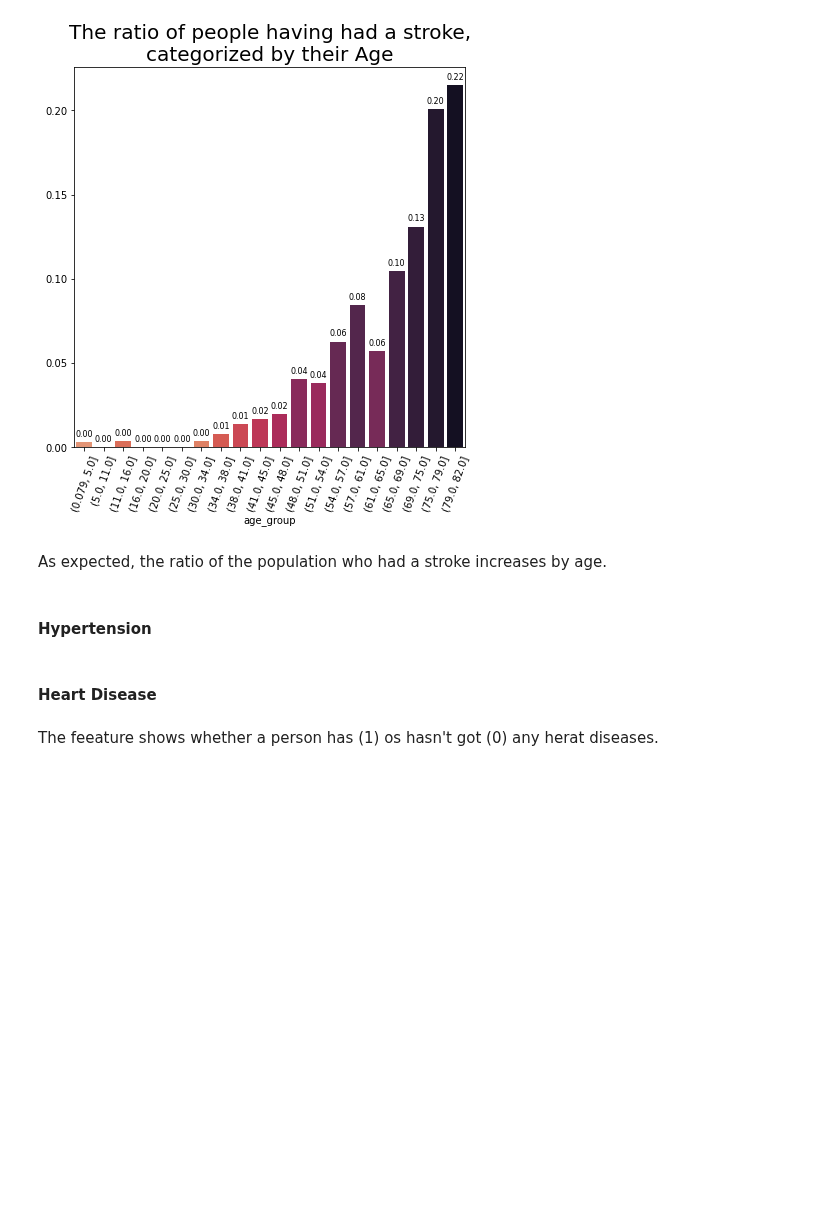
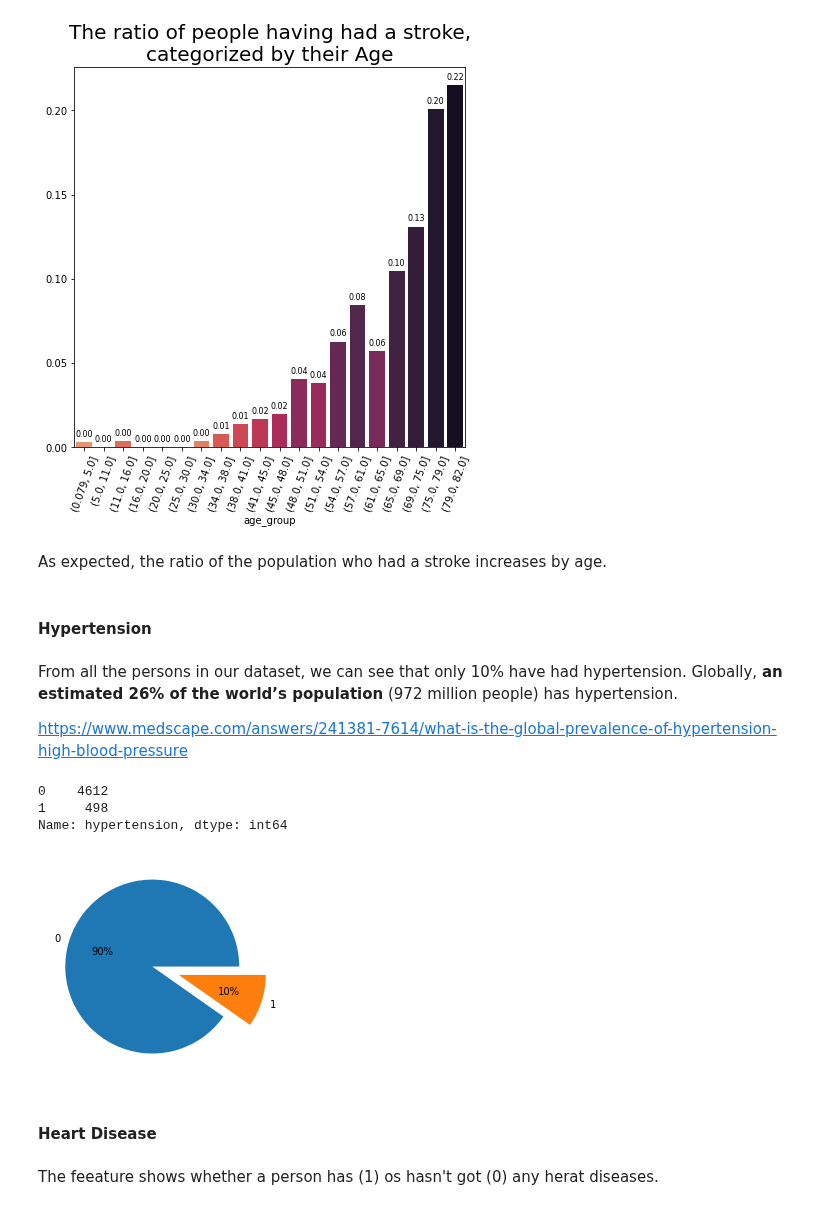
Before and after one commit to bori00/Stroke-Predictor, a Jupyter notebook: Stroke_Predictor.ipynb, the cells around one changed output. Cells and saved outputs as stored; diff of their text form; code cells hidden in the pictures; blank space fills up the shorter version.

```diff
--- a/Stroke_Predictor.ipynb
+++ b/Stroke_Predictor.ipynb
@@ -189,6 +195,23 @@ plot_continuous_variable_stroke_ratio(stroke_df, "age", 20, "The ratio of people
 As expected, the ratio of the population who had a stroke increases by age.
 # %% [markdown]
 #### Hypertension
+# %% [markdown]
+From all the persons in our dataset, we can see that only 10% have had hypertension. Globally, **an estimated 26% of the world’s population** (972 million people) has hypertension.
+
+https://www.medscape.com/answers/241381-7614/what-is-the-global-prevalence-of-hypertension-high-blood-pressure
+# %%
+hypertension_value_counts = stroke_df.hypertension.value_counts()
+hypertension_value_counts
+# %% [output]
+0    4612
+1     498
+Name: hypertension, dtype: int64
+# %%
+explode = [0.02,0.3]
+plt.pie(hypertension_value_counts.array, labels=hypertension_value_counts.index, autopct = '%0.0f%%', explode = explode)
+plt.show()
+# %% [output]
+[figure, added]
 # %% [markdown]
 #### Heart Disease
 # %% [markdown]
```
Also changed, not shown: parts of 18 cells of this notebook.
